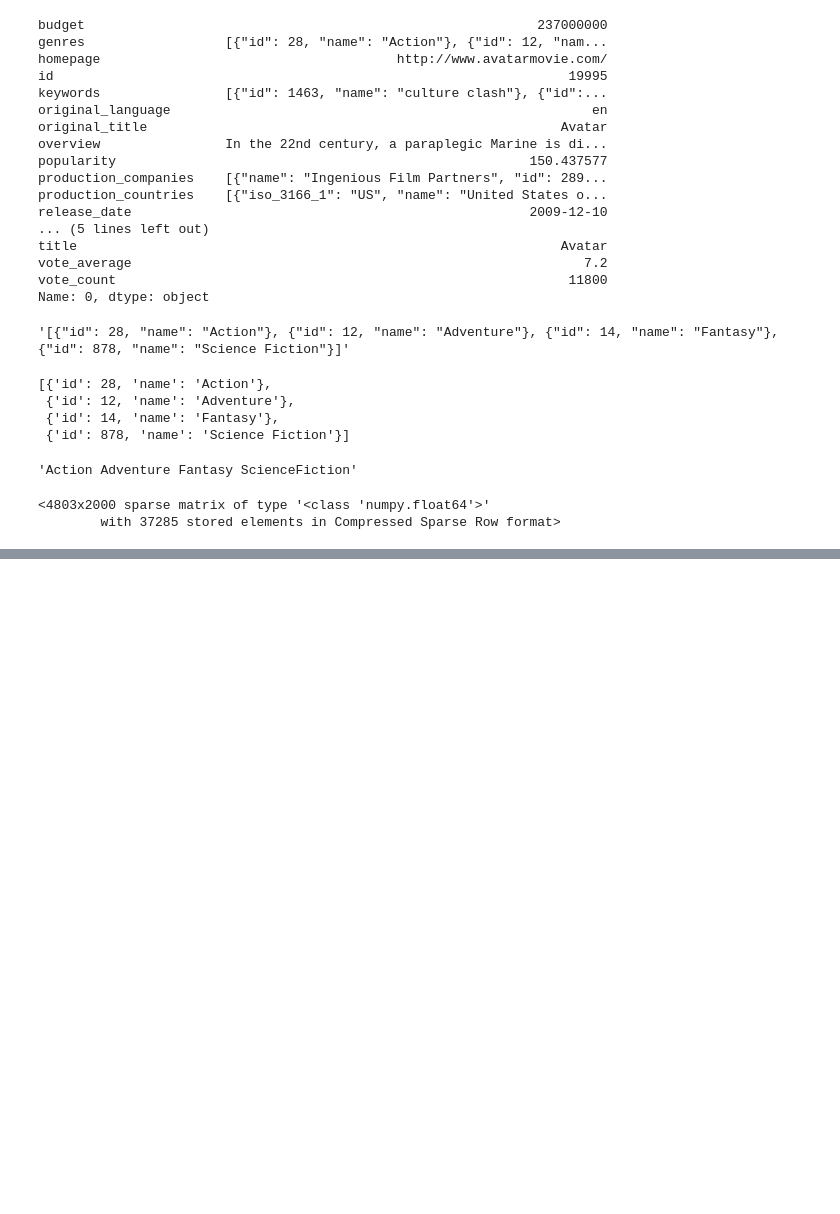
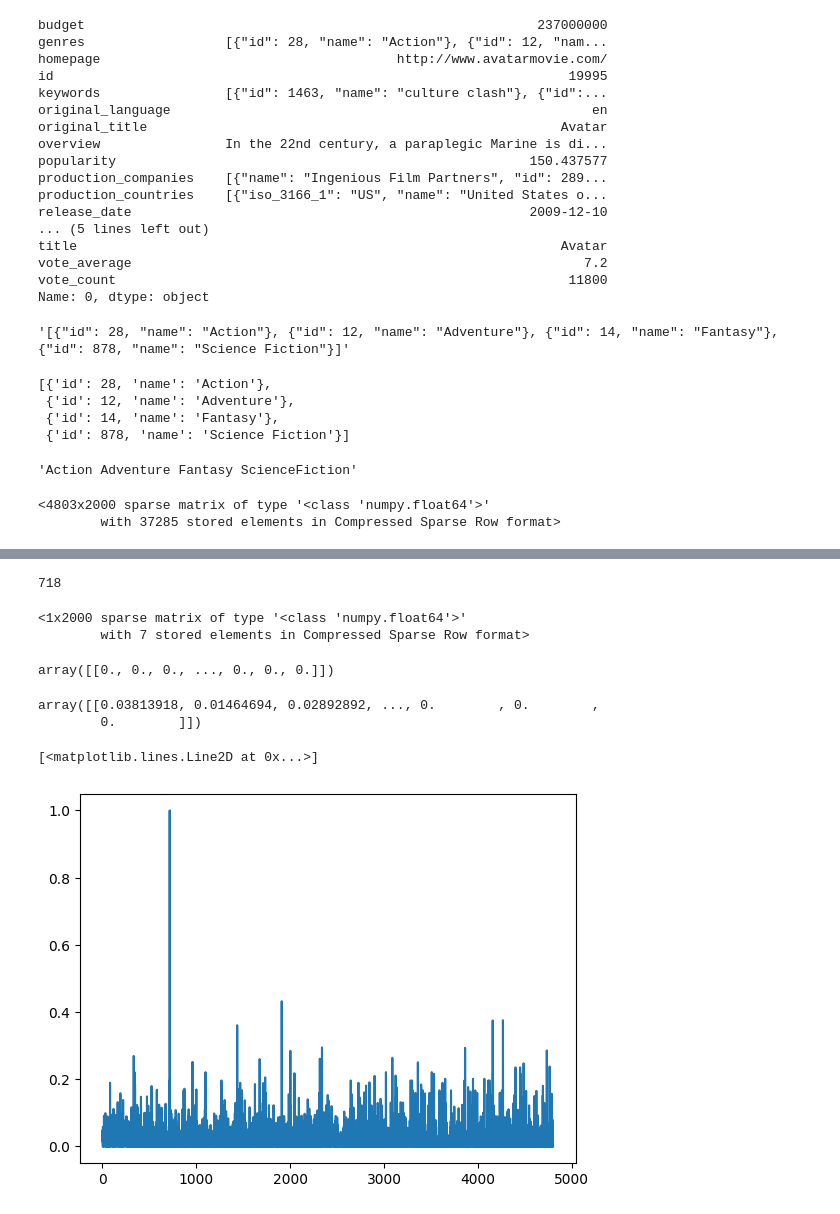
Before and after one commit to Nyarelia/movie_recommender, a Jupyter notebook: movie_recommender_notebook.ipynb, the cells around one changed output, grey strips where cells are left out. Cells and saved outputs as stored; diff of their text form; code cells hidden in the pictures; blank space fills up the shorter version.

```diff
--- a/movie_recommender_notebook.ipynb
+++ b/movie_recommender_notebook.ipynb
@@ -129,0 +149,31 @@ X
+# %%
+idx = movie2idx['Deep Blue Sea']
+idx
+# %% [output]
+718
+# %%
+query = X[idx]
+query
+# %% [output]
+<1x2000 sparse matrix of type '<class 'numpy.float64'>'
+        with 7 stored elements in Compressed Sparse Row format>
+# %%
+# print the query vector
+query.toarray()
+# %% [output]
+array([[0., 0., 0., ..., 0., 0., 0.]])
+# %%
+# compute similarity between query and every vector in X
+scores = cosine_similarity(query, X)
+scores
+# %% [output]
+array([[0.03813918, 0.01464694, 0.02892892, ..., 0.        , 0.        ,
+        0.        ]])
+# %%
+# currently the array is 1 x N, make it just a 1-D array
+scores = scores.flatten()
+# %%
+plt.plot(scores)
+# %% [output]
+[<matplotlib.lines.Line2D at 0x...>]
+[figure, added]
```
Also changed, not shown: parts of 7 cells of this notebook.
